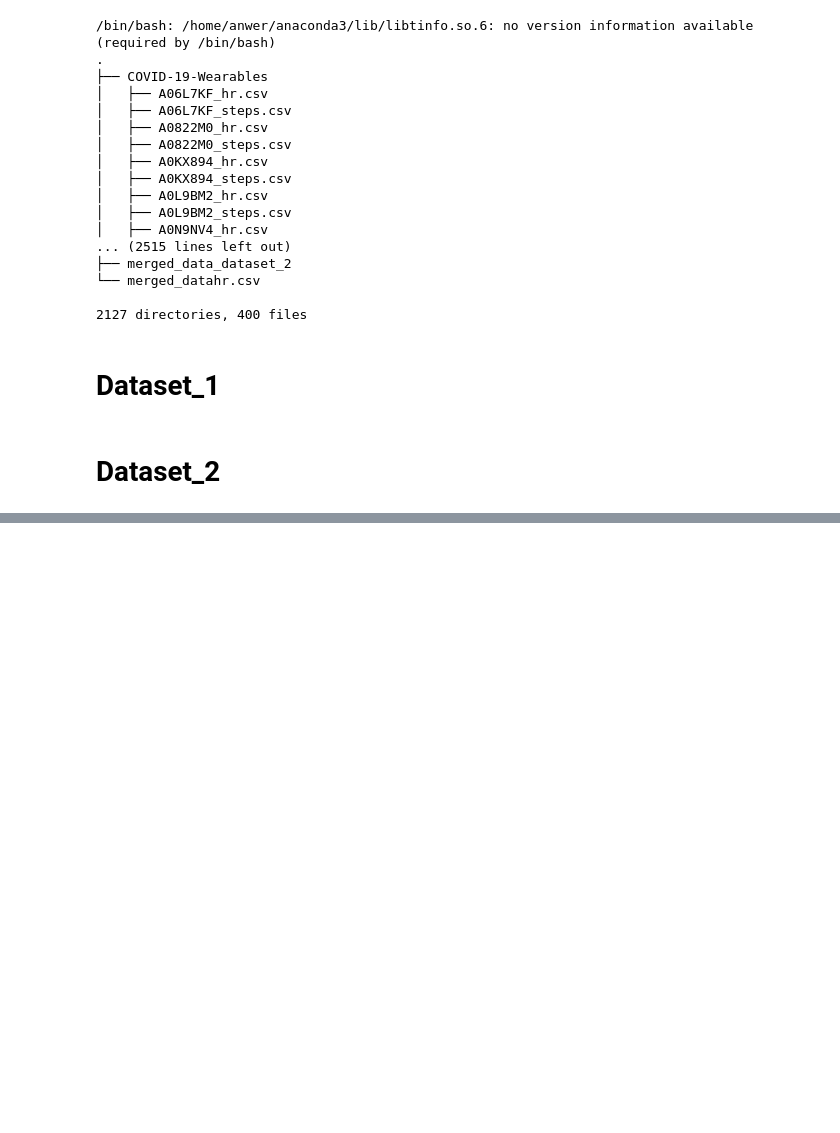
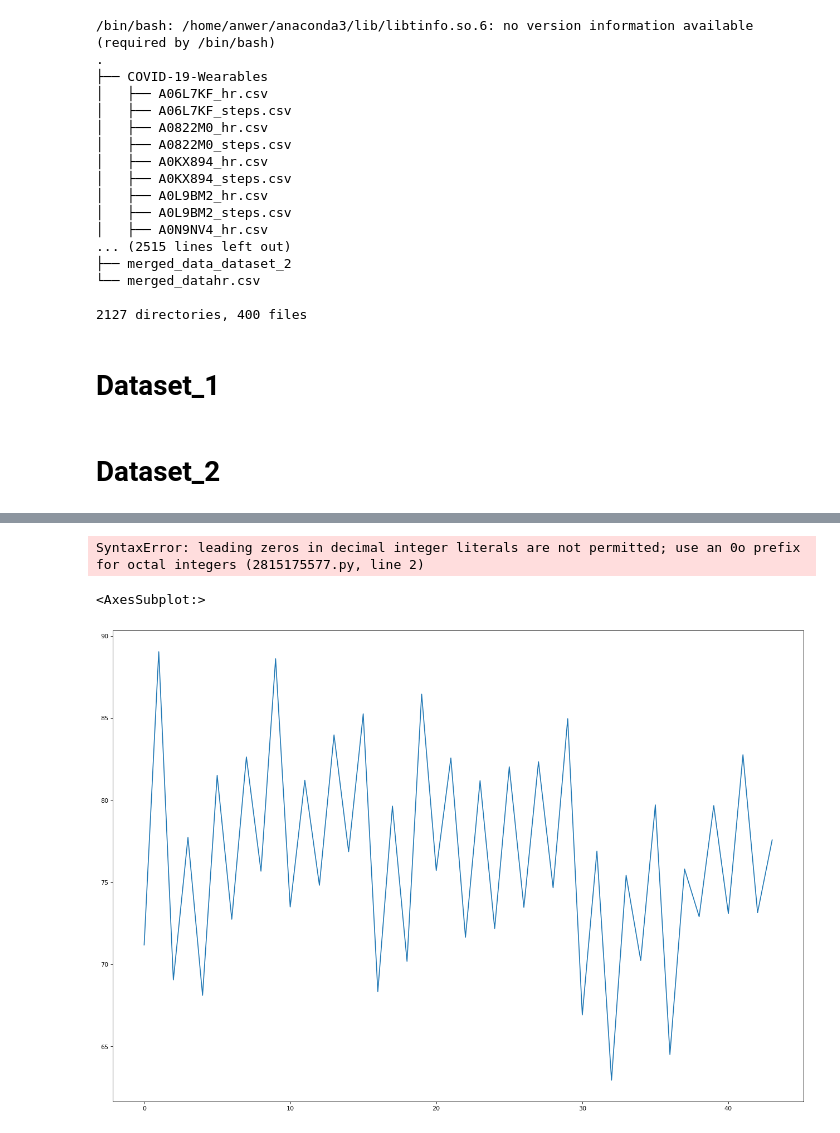
Before and after one commit to Heatdh/IterAsianAI, a Jupyter notebook: data_preprocessing_danish.ipynb, the cells around one changed output, grey strips where cells are left out. Drawn from its saved outputs; the diff is of its cells as text; code cells hidden in the pictures; blank space fills up the shorter version.

Commit message:
Added plot-not useful

```diff
--- a/data_preprocessing_danish.ipynb
+++ b/data_preprocessing_danish.ipynb
@@ -91,0 +101,4 @@ KeyError: 'datetime'
+# %%
+data = pd.read_csv("merged_data_dataset_1/AFPB8J2.csv")
+data['steps'] = np.where(data['steps']== 0, 1, data['steps'])
+data['hr_step_ratio'] = data['heartrate']/(data['steps'])
@@ -91,0 +114,10 @@ KeyError: 'datetime'
+# %%
+def data_mask(data,start_date = '2026-07-01',end_date ='2026-07-30'):
+
+    mask = (data['datetime'] > start_date) & (data['datetime'] <= end_date)
+    return data.loc[mask]
+# %%
+start_date = '2026-06-22'
+end_date ='2026-07-14'
+data_1 = data_mask(data,start_date,end_date)
+data_1.head()
@@ -91,0 +131,15 @@ KeyError: 'datetime'
+# %%
+import numpy as np
+start_date = 2026-06-22
+symptoms_date = 2026-07-14
+(start_date-symptoms_date)/np.timedelta64(1, 'D')
+# %% [output]
+SyntaxError: leading zeros in decimal integer literals are not permitted; use an 0o prefix for octal integers (2815175577.py, line 2)
+# %%
+from matplotlib.pyplot import figure
+
+figure(figsize=(20, 14), dpi=80)
+data_1.heartrate.plot()
+# %% [output]
+<AxesSubplot:>
+[figure, added]
```
Also changed, not shown: parts of 9 cells of this notebook.
